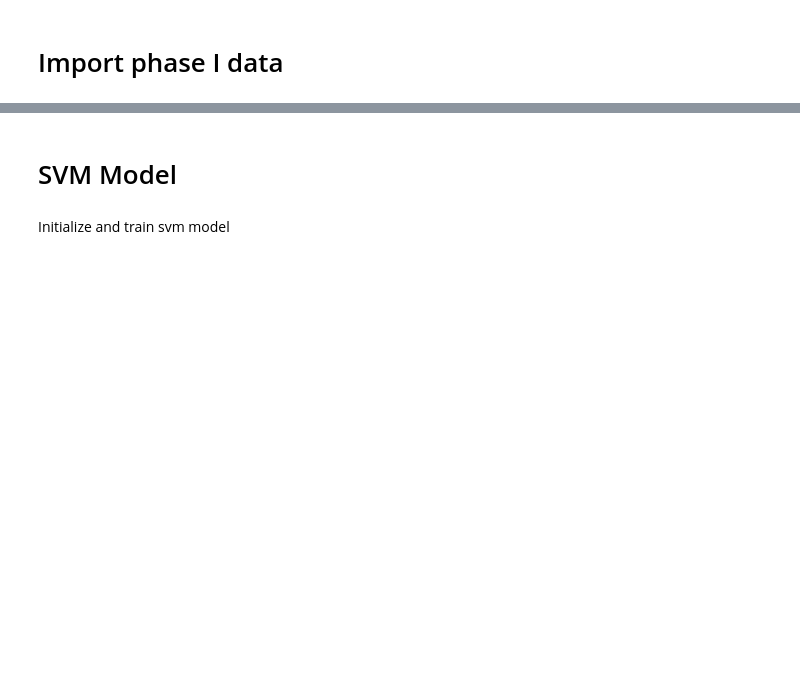
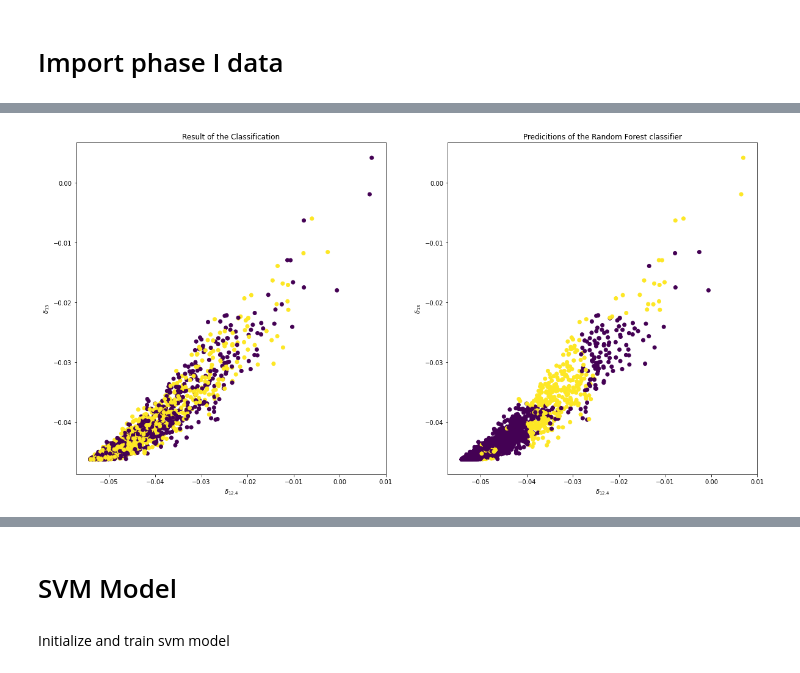
Before and after one commit to as2c/MLP---Cosmology, a Jupyter notebook: Optimization/Model_Evaluation.ipynb, the cells around one changed output, grey strips where cells are left out. Cells and saved outputs as stored; diff of their text form; code cells hidden in the pictures; blank space fills up the shorter version.

```diff
--- a/Optimization/Model_Evaluation.ipynb
+++ b/Optimization/Model_Evaluation.ipynb
@@ -60,0 +88,12 @@ X_train, X_test, Y_train, Y_test = train_test_split(*shuffle(X, Y, n_samples = n
+# %%
+from sklearn.ensemble import RandomForestClassifier
+classifier = RandomForestClassifier(max_depth=2, random_state=0)
+#check
+%t classifier.fit(X_train , Y_train)
+
+#Testing the classification on the test sample
+Y_predict = classifier.predict(X_test)
+#check
+%t Y_predict = classifier.predict(X_test)
+print(len(Y_test))
+print(len(Y_predict[Y_predict== 1]))
@@ -60,0 +105,13 @@ X_train, X_test, Y_train, Y_test = train_test_split(*shuffle(X, Y, n_samples = n
+# %%
+import matplotlib.pyplot as plt
+
+fig = plt.figure(figsize=(20,10))
+ax = fig.add_subplot(121 , xlabel = '$\delta_{12.4}$', ylabel='$\delta_{13}$' , title = 'Result of the Classification')
+
+ax.scatter(*X_test[:,:2].T, c=Y_test)
+
+ax = fig.add_subplot(122 , xlabel = '$\delta_{12.4}$ ', ylabel='$\delta_{13}$', title = 'Predicitions of the Random Forest classifier')
+plt.scatter(*X_test[:,:2].T, c = Y_predict)
+plt.show()
+# %% [output]
+[figure, added]
```
Also changed, not shown: parts of 18 cells of this notebook.
